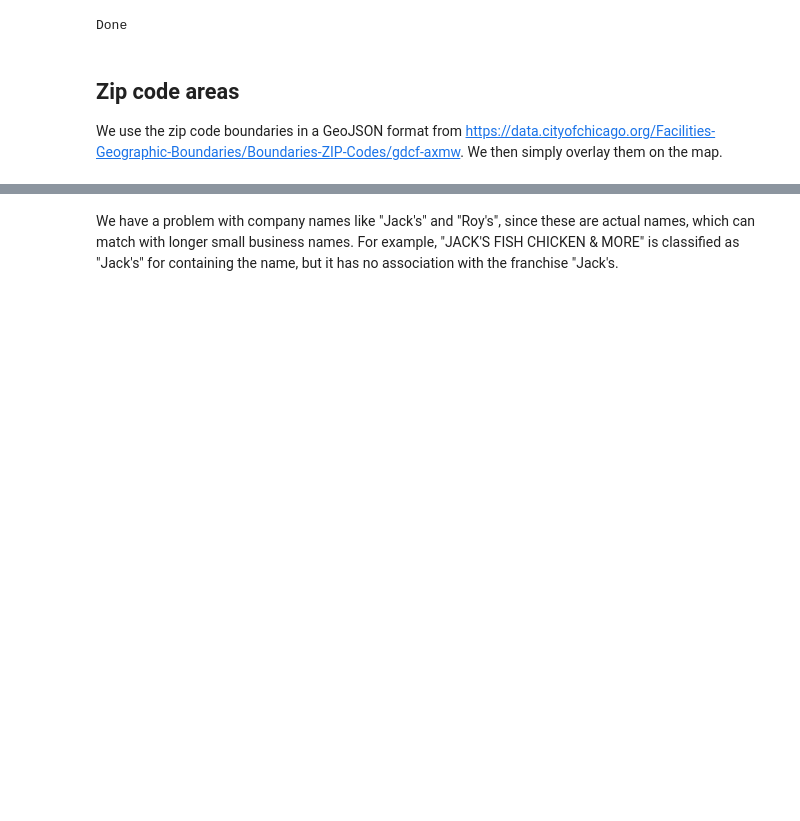
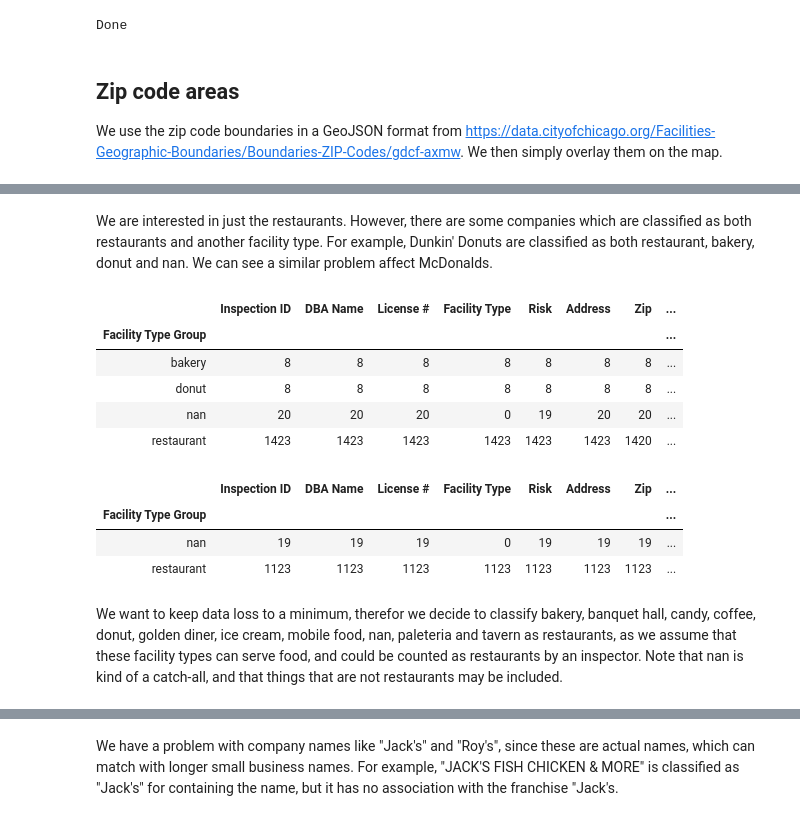
Before and after one commit to pcanas/ada-project-oejp, a Jupyter notebook: proj-notebook-osk.ipynb, the cells around one changed output, grey strips where cells are left out. Saved outputs shown, nothing was run; the diff lists cells and outputs as text; code cells hidden in the pictures; blank space fills up the shorter version.

```diff
--- a/proj-notebook-osk.ipynb
+++ b/proj-notebook-osk.ipynb
@@ -559,0 +560,20 @@ We use the list of US restaurant chains found here: https://en.wikipedia.org/wik
+# %% [markdown]
+We are interested in just the restaurants. However, there are some companies which are classified as both restaurants and another facility type. For example, Dunkin' Donuts are classified as both restaurant, bakery, donut and nan. We can see a similar problem affect McDonalds.
+# %%
+data[data['DBA Name'].apply(format_string) == 'dunkin donuts'].groupby('Facility Type Group').count()
+# %% [output]
+|  | Inspection ID | DBA Name | License # | Facility Type | Risk | Address | Zip | ... |
+| Facility Type Group |  |  |  |  |  |  |  | ... |
+| bakery | 8 | 8 | 8 | 8 | 8 | 8 | 8 | ... |
+| donut | 8 | 8 | 8 | 8 | 8 | 8 | 8 | ... |
+| nan | 20 | 20 | 20 | 0 | 19 | 20 | 20 | ... |
+| restaurant | 1423 | 1423 | 1423 | 1423 | 1423 | 1423 | 1420 | ... |
+# %%
+data[data['DBA Name'].apply(format_string) == 'mcdonalds'].groupby('Facility Type Group').count()
+# %% [output]
+|  | Inspection ID | DBA Name | License # | Facility Type | Risk | Address | Zip | ... |
+| Facility Type Group |  |  |  |  |  |  |  | ... |
+| nan | 19 | 19 | 19 | 0 | 19 | 19 | 19 | ... |
+| restaurant | 1123 | 1123 | 1123 | 1123 | 1123 | 1123 | 1123 | ... |
+# %% [markdown]
+We want to keep data loss to a minimum, therefor we decide to classify bakery, banquet hall, candy, coffee, donut, golden diner, ice cream, mobile food, nan, paleteria and tavern as restaurants, as we assume that these facility types can serve food, and could be counted as restaurants by an inspector. Note that nan is kind of a catch-all, and that things that are not restaurants may be included.
```
Also changed, not shown: parts of 27 cells of this notebook.
